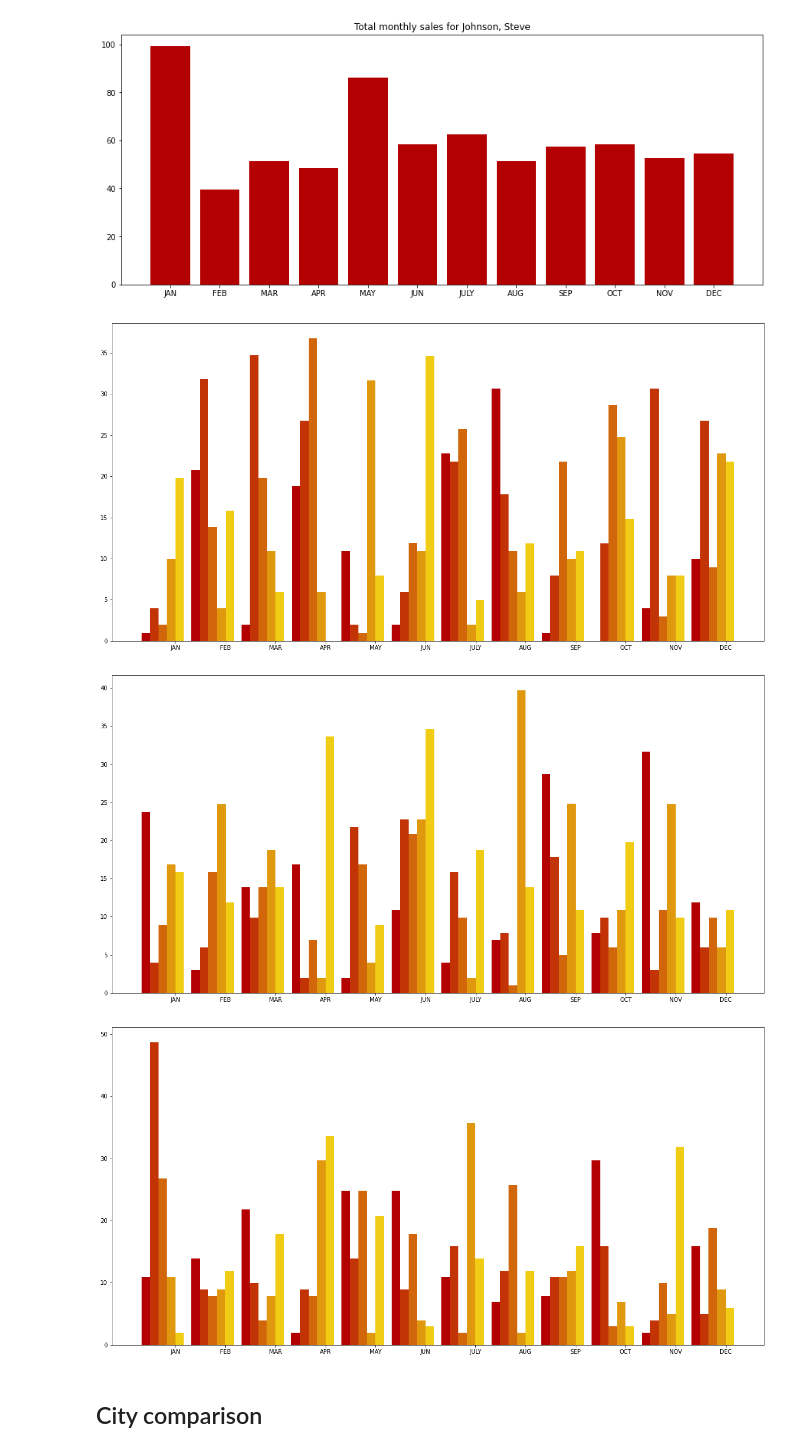
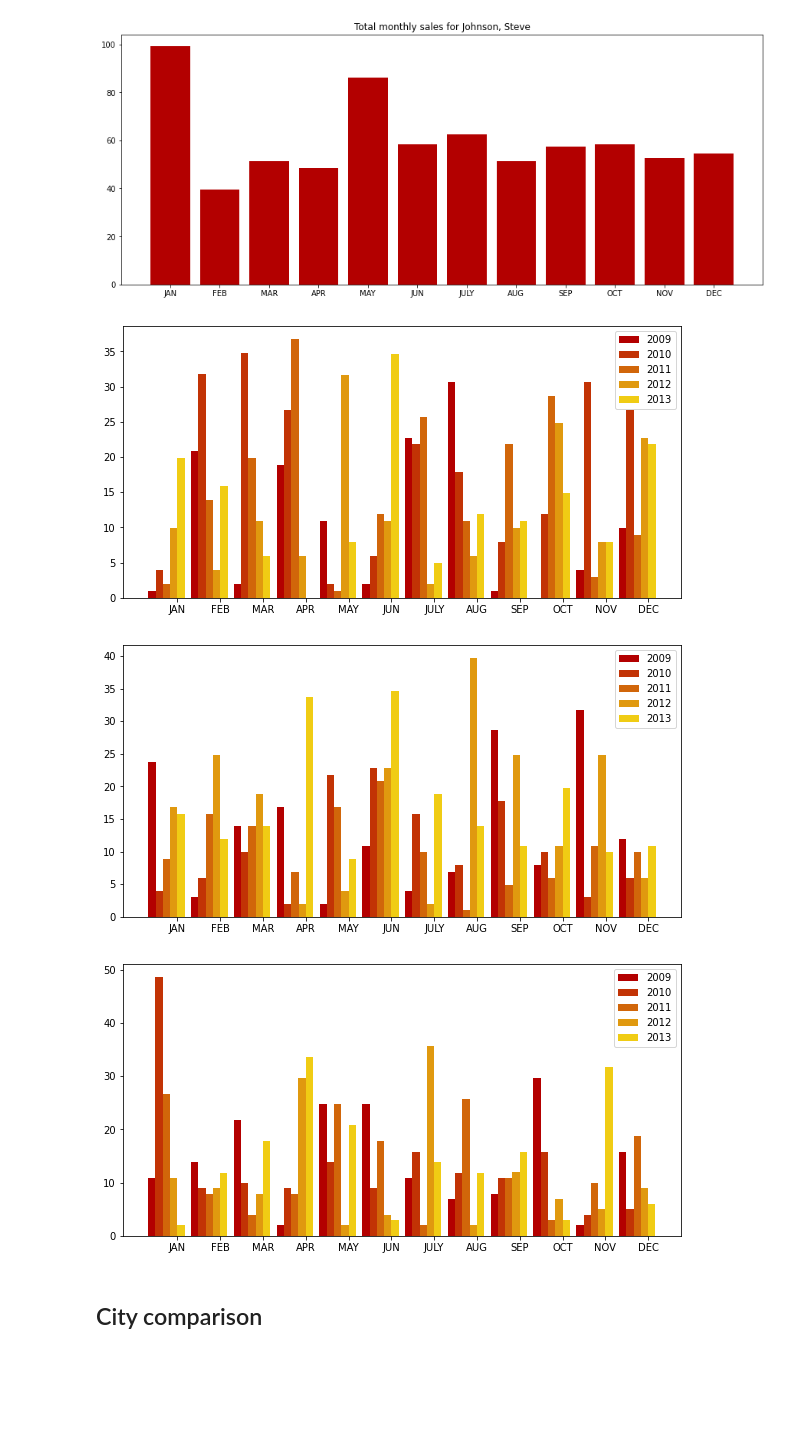
Before and after one commit to fspigel/sales-db-analysis, a Jupyter notebook: analysis.ipynb, the cells around one changed output. Drawn from its saved outputs; the diff is of its cells as text; code cells hidden in the pictures; blank space fills up the shorter version.

```diff
--- a/analysis.ipynb
+++ b/analysis.ipynb
@@ -225,35 +223,36 @@ for sales_id in sales_team.keys():
 # %%
 sales_matrix = np.zeros((12, 5))
 for sales_id in sales_team:
     # aggregate data for each individual month from all the records
     for month in range(1, 13):
         month_str = str(month).zfill(2)
         query = pd.read_sql_query(F'''
             SELECT E.EMPLOYEEID, E.LASTNAME, E.FIRSTNAME, STRFTIME('%Y', I.INVOICEDATE) AS 'year', STRFTIME('%m', I.INVOICEDATE) AS 'month', I.INVOICEDATE, SUM(I.TOTAL) AS 'sales'
             FROM EMPLOYEES E
             INNER JOIN CUSTOMERS C ON E.EMPLOYEEID = C.SUPPORTREPID
             INNER JOIN INVOICES I ON C.CUSTOMERID = I.CUSTOMERID
             WHERE E.EMPLOYEEID = {sales_id}
             AND STRFTIME('%m', I.INVOICEDATE) = '{str(month).zfill(2)}'
             GROUP BY STRFTIME('%Y', I.INVOICEDATE)
         ''', conn)
         for i, year in enumerate(range(2009, 2014)):
             sales = query[query['year']==str(year)]['sales']
             if sales.empty: continue
             sales_matrix[month-1, i] = sales
     # display data
-    plt.figure(figsize=(20, 10))
-    n = 5 # number of years / number of bars epr group
+    plt.figure(figsize=(10, 5))
+    n = 5 # number of years / number of bars per group
     m = 12 # number of months / number of groups
     bar_width = 0.85/n
     C1 = np.array([0.7, 0, 0])
     C2 = np.array([1, 1, 0.1])
     for i in range(n):
         plt.bar(np.arange(m)-n*bar_width/2+i*bar_width, sales_matrix[:,i], width = bar_width, tick_label=month_names, align='edge', color=(n-i)/n*C1+i/n*C2)
+        plt.legend([*range(2009, 2014)])
 # %% [output]
-[figure, old version]
+[figure, new version]
-[figure, old version]
+[figure, new version]
-[figure, old version]
+[figure, new version]
 # %% [markdown]
 ## City comparison
 # %%
```
Also changed, not shown: parts of 6 cells of this notebook.
